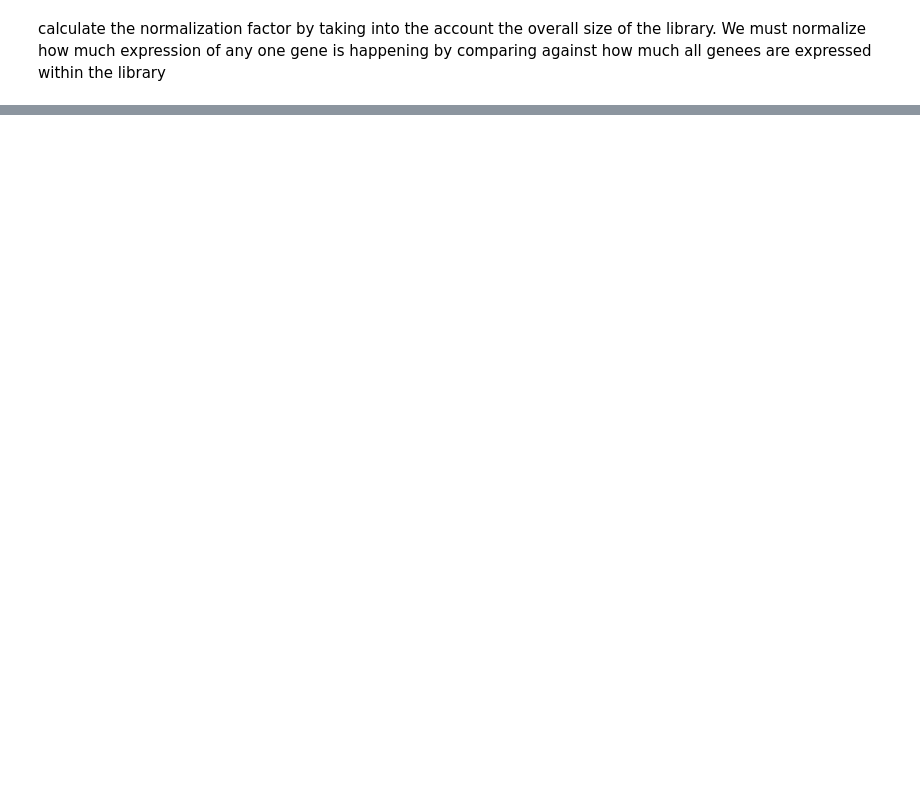
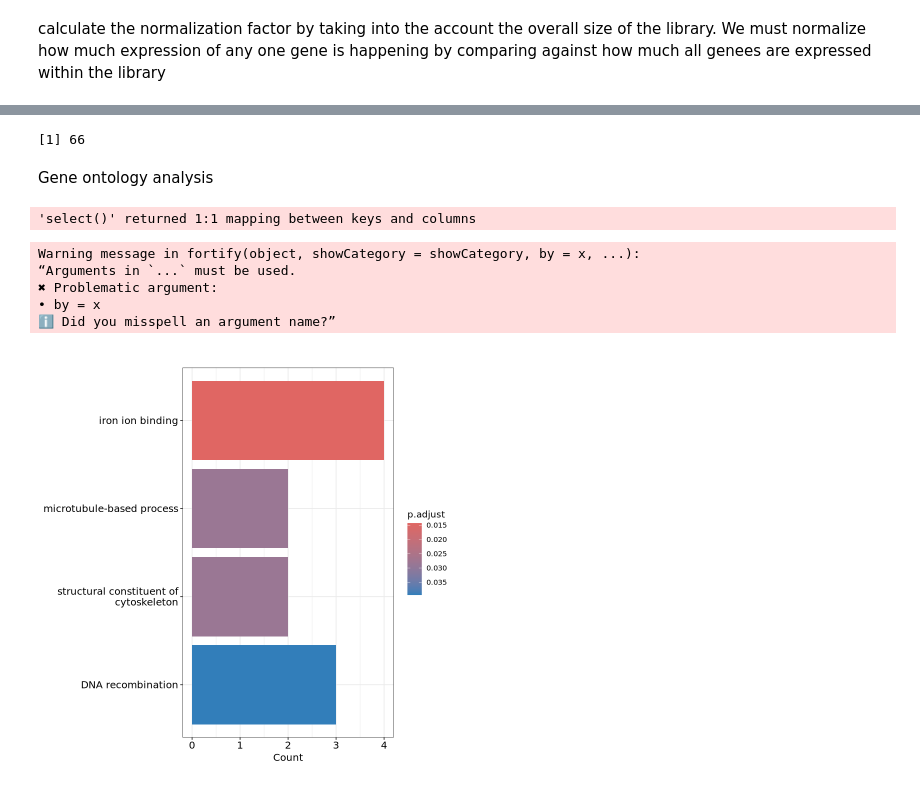
Before and after one commit to MatthewMcGregor-BINF/Selected_Projects, a Jupyter notebook: eastern_oyster_transcriptome.ipynb, the cells around one changed output, grey strips where cells are left out. Drawn from its saved outputs; the diff is of its cells as text; code cells hidden in the pictures; blank space fills up the shorter version.

```diff
--- a/eastern_oyster_transcriptome.ipynb
+++ b/eastern_oyster_transcriptome.ipynb
@@ -348,3 +375,5 @@ counts <- featureCounts(
+# %%
+counts <- readRDS("e_oyster_featureCounts.rds")
 # %% [markdown]
 Rsubread
 # %%
@@ -464,0 +532,5 @@ A data.frame: 6 × 17
+# %%
+gaf_key <- gaf[,c("V5", "V3")]  # get the relevant keys from our GAF file
+colnames(gaf_key) <- c( "GO_ID", "Gene_ID") # rename V3 and V5
+gaf_key <- unique(gaf_key)  # Get rid of duplicate rows
+head(gaf_key)
@@ -464,0 +547,14 @@ A data.frame: 6 × 17
+# %%
+de_genes <- topTags(qlf,
+                    n =Inf ,
+                    adjust.method = "BH",
+                    sort.by = "PValue",
+                    p.value = 0.05)
+
+de_gene_df <- as.data.frame(de_genes)
+de_gene_df <- de_gene_df[abs(de_gene_df$logFC) > 1, ]
+
+
+all_genes <- as.data.frame(topTags(qlf, n = Inf))
+head(de_gene_df)
+nrow(de_gene_df)
@@ -464,0 +572,29 @@ A data.frame: 6 × 17
+# %%
+nrow(as.data.frame(de_genes))
+# %% [output]
+[1] 66
+# %% [markdown]
+Gene ontology analysis
+# %%
+# Create a mapping of GO IDs to text descriptions
+go_descs <- AnnotationDbi::select(GO.db, keys = keys(GO.db), columns = c("TERM", "ONTOLOGY"))
+
+# Run enricher with both TERM2GENE and TERM2NAME maps
+go_enrichment <- enricher(
+  gene         = rownames(de_gene_df),
+  universe     = rownames(all_genes),
+  TERM2GENE    = gaf_key,
+  TERM2NAME    = go_descs[, c("GOID", "TERM")], # 2-column data frame (GO_ID, Description)
+  pvalueCutoff = 0.05
+)
+# %% [output]
+'select()' returned 1:1 mapping between keys and columns
+# %%
+barplot(go_enrichment, showCategory = 5)
+# %% [output]
+Warning message in fortify(object, showCategory = showCategory, by = x, ...):
+“Arguments in `...` must be used.
+✖ Problematic argument:
+• by = x
+ℹ Did you misspell an argument name?”
+[figure, added]
```
Also changed, not shown: parts of 38 cells of this notebook.
